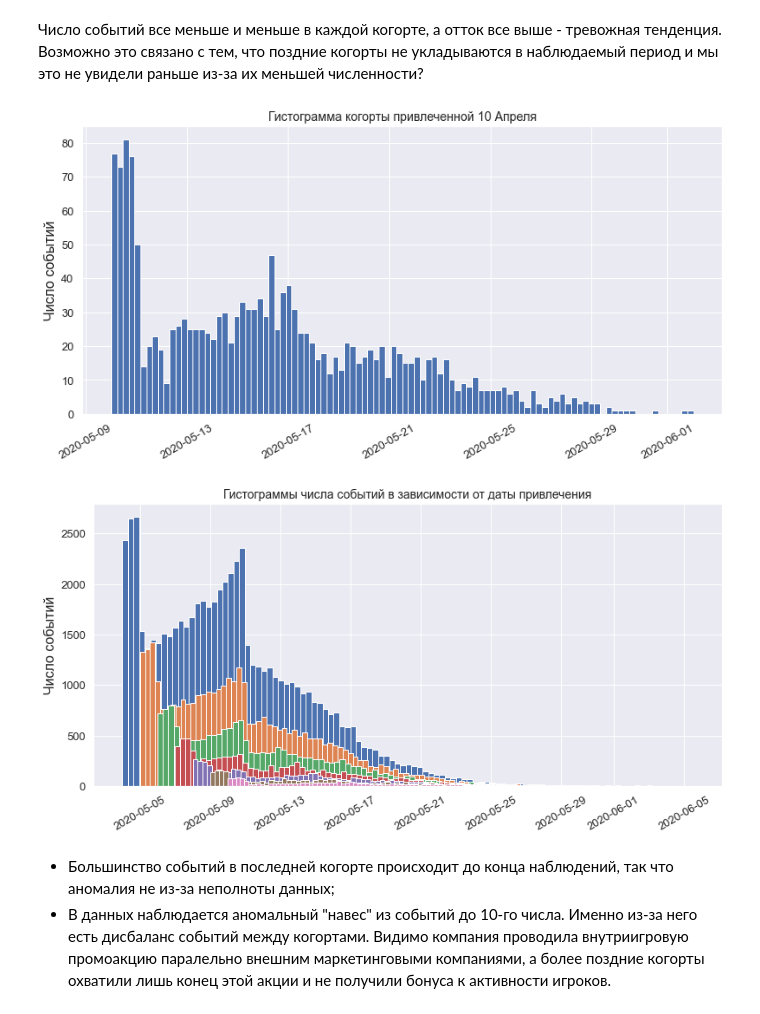
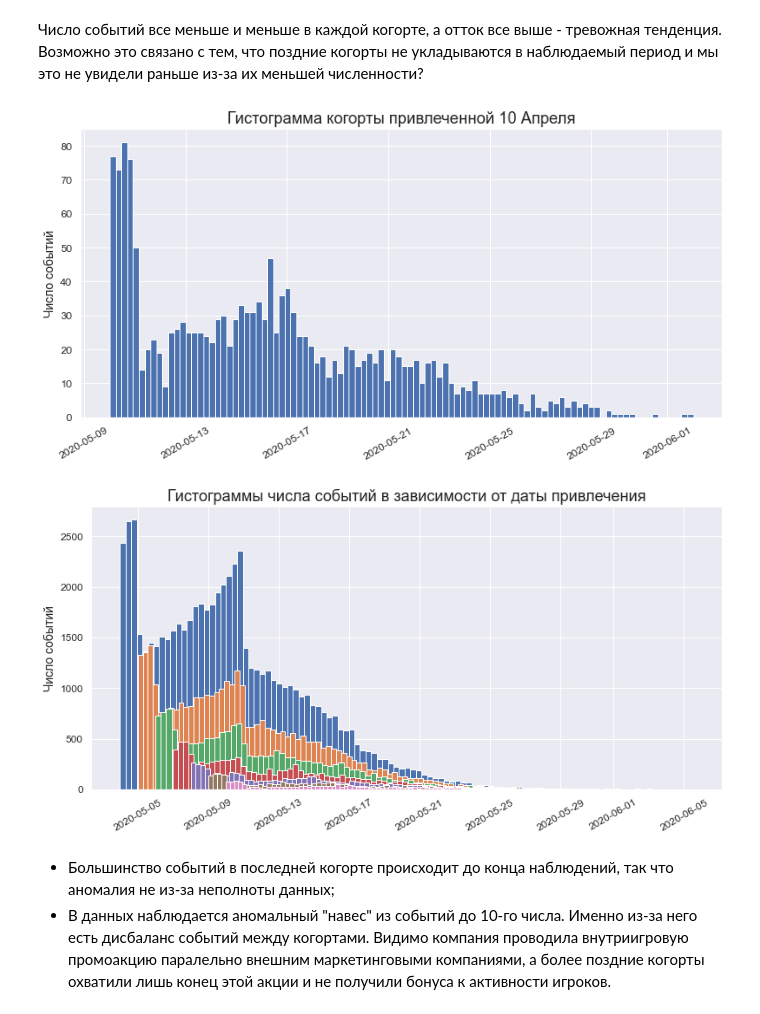
Before and after one commit to Isaaj/practicum_yandex, a Jupyter notebook: 13-monetization-user_behavior/2_step_brothers.ipynb, the cells around one changed output. Drawn from its saved outputs; the diff is of its cells as text; code cells hidden in the pictures.

```diff
--- a/13-monetization-user_behavior/2_step_brothers.ipynb
+++ b/13-monetization-user_behavior/2_step_brothers.ipynb
@@ -42,10 +42,10 @@ sns.set()
 # увеличим дефолтные настройки графиков
 from pylab import rcParams
 rcParams['figure.figsize'] = 13, 6
-rcParams['axes.titlesize'] = 20
-rcParams['axes.labelsize'] = 16
-rcParams['xtick.labelsize'] = 13
-rcParams['ytick.labelsize'] = 13
+rcParams['axes.titlesize'] = 18
+rcParams['axes.labelsize'] = 14
+rcParams['xtick.labelsize'] = 12
+rcParams['ytick.labelsize'] = 12
 # %% [markdown]
 ###### Функции
 # %%
@@ -571,20 +571,20 @@ dummies_groupby(profiles, 'acquisition_date', 'ending')
 Число событий все меньше и меньше в каждой когорте, а отток все выше - тревожная тенденция. Возможно это связано с тем, что поздние когорты не укладываются в наблюдаемый период и мы это не увидели раньше из-за их меньшей численности?
 # %%
 game_actions.loc[game_actions.acquisition_date == game_actions.acquisition_date.max(), 'event_datetime'].hist(bins=100)
-plt.title(f'Гистограмма когорты привлеченной 10 Апреля', fontsize=14)
+plt.title(f'Гистограмма когорты привлеченной 10 Апреля')
 plt.ylabel('Число событий')
 plt.xticks(rotation=30)
 plt.show()
 
 for date in game_actions.acquisition_date.unique():
     game_actions.loc[game_actions.acquisition_date == date, 'event_datetime'].hist(bins=100)
-plt.title(f'Гистограммы числа событий в зависимости от даты привлечения', fontsize=14)
+plt.title(f'Гистограммы числа событий в зависимости от даты привлечения')
 plt.ylabel('Число событий')
 plt.xticks(rotation=30)
 plt.show()
 # %% [output]
-[figure, old version]
+[figure, new version]
-[figure, old version]
+[figure, new version]
 # %% [markdown]
 - Большинство событий в последней когорте происходит до конца наблюдений, так что аномалия не из-за неполноты данных;
 - В данных наблюдается аномальный "навес" из событий до 10-го числа. Именно из-за него есть дисбаланс событий между когортами. Видимо компания проводила внутриигровую промоакцию паралельно внешним маркетинговыми компаниями, а более поздние когорты охватили лишь конец этой акции и не получили бонуса к активности игроков.
```
Also changed, not shown: parts of 18 cells of this notebook, 3 other files.
